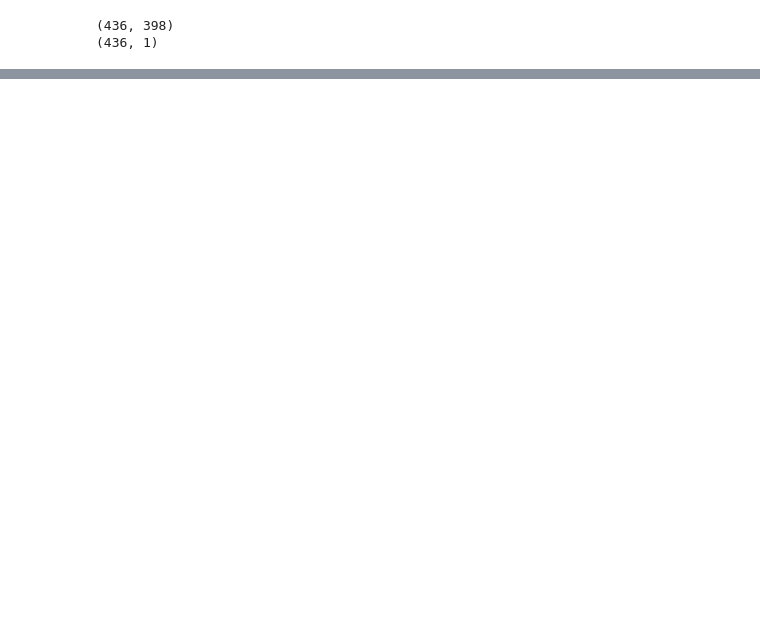
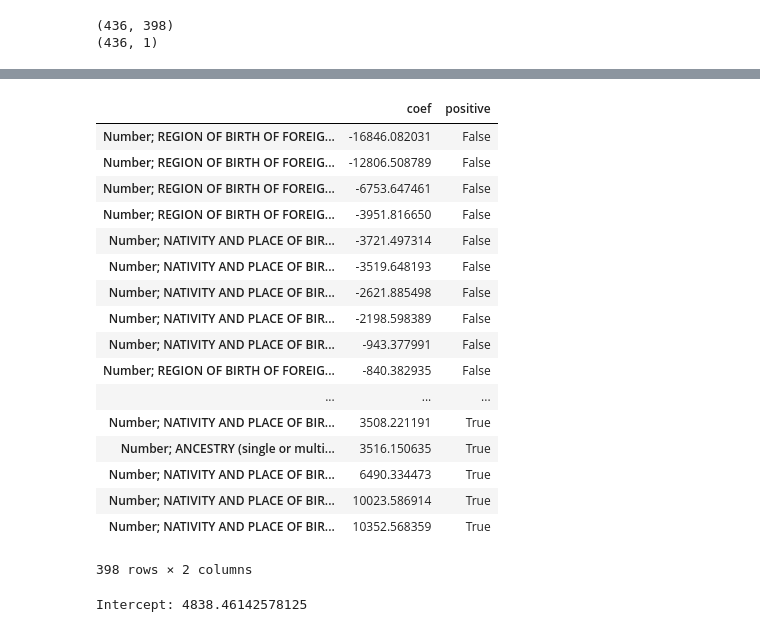
Before and after one commit to randallpl/Election_Predictor_CSC180, a Jupyter notebook: csc180fproj.ipynb, the cells around one changed output, grey strips where cells are left out. Drawn from its saved outputs; the diff is of its cells as text; code cells hidden in the pictures; blank space fills up the shorter version.

```diff
--- a/csc180fproj.ipynb
+++ b/csc180fproj.ipynb
@@ -521,3 +667,5 @@ rdf
+# %%
+cnames = list(rdf)
 # %%
 cx = rdf.to_numpy('float32')
 cy = advTab.to_numpy('float32')
@@ -598,0 +892,26 @@ chart_regression(model.predict(xtest).flatten(),ytest, sort=True)
+# %%
+cregressor = LinearRegression().fit(cx,np.ravel(cy))
+report_coef(
+  cnames,
+  np.ravel(cregressor.coef_),
+  cregressor.intercept_)
+# %% [output]
+|  | coef | positive |
+| Number; REGION OF BIRTH OF FOREIG... | -16846.082031 | False |
+| Number; REGION OF BIRTH OF FOREIG... | -12806.508789 | False |
+| Number; REGION OF BIRTH OF FOREIG... | -6753.647461 | False |
+| Number; REGION OF BIRTH OF FOREIG... | -3951.816650 | False |
+| Number; NATIVITY AND PLACE OF BIR... | -3721.497314 | False |
+| Number; NATIVITY AND PLACE OF BIR... | -3519.648193 | False |
+| Number; NATIVITY AND PLACE OF BIR... | -2621.885498 | False |
+| Number; NATIVITY AND PLACE OF BIR... | -2198.598389 | False |
+| Number; NATIVITY AND PLACE OF BIR... | -943.377991 | False |
+| Number; REGION OF BIRTH OF FOREIG... | -840.382935 | False |
+| ... | ... | ... |
+| Number; NATIVITY AND PLACE OF BIR... | 3508.221191 | True |
+| Number; ANCESTRY (single or multi... | 3516.150635 | True |
+| Number; NATIVITY AND PLACE OF BIR... | 6490.334473 | True |
+| Number; NATIVITY AND PLACE OF BIR... | 10023.586914 | True |
+| Number; NATIVITY AND PLACE OF BIR... | 10352.568359 | True |
+398 rows × 2 columns
+Intercept: 4838.46142578125
```
Also changed, not shown: parts of 31 cells of this notebook, 1 other file.
